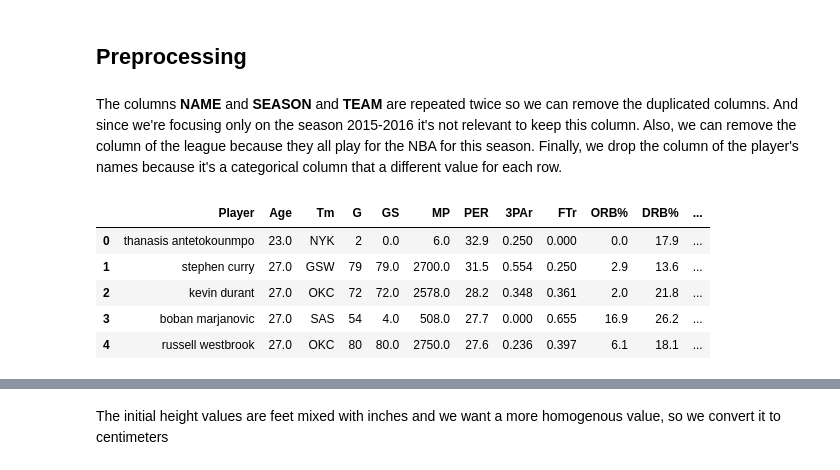
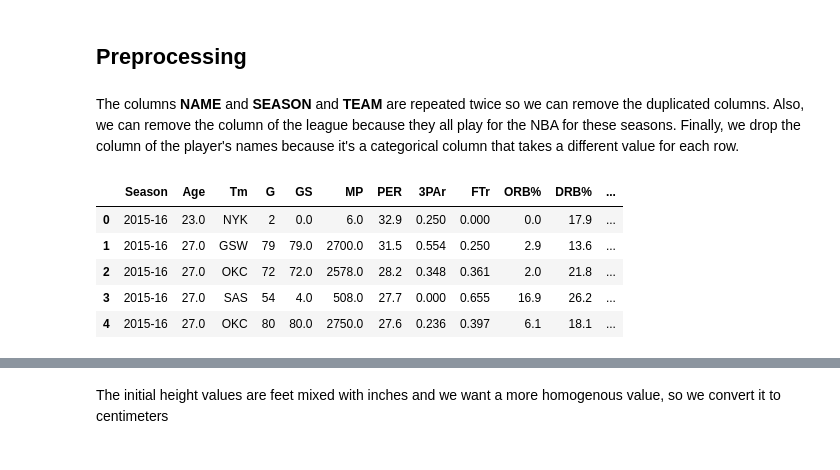
Before and after one commit to nhatminh-96/datacamp-project, a Jupyter notebook: nada_notebook.ipynb, the cells around one changed output, grey strips where cells are left out. Saved outputs shown, nothing was run; the diff lists cells and outputs as text; code cells hidden in the pictures.

```diff
--- a/nada_notebook.ipynb
+++ b/nada_notebook.ipynb
@@ -135,7 +135,7 @@ player_salary_15_16['Player'] = player_salary_15_16['NAME'].apply(lambda s: prep
 merge_stat_cv['Player'] = merge_stat_cv['Player'].apply(lambda s: preprocess_name(s))
 
 # Merging the three datasets
-final_merge = pd.merge(merge_stat_cv, player_salary_15_16, left_on='Player', right_on='Player', how='inner')
-final_merge.shape
+merge_15_16 = pd.merge(merge_stat_cv, player_salary_15_16, left_on='Player', right_on='Player', how='inner')
+merge_15_16.shape
 # %% [output]
 (377, 43)
@@ -167,0 +157,3 @@ final_merge.head()
+# %%
+merge_14_15 = pd.read_csv(data_path + "merge_14_15.csv")
+merge_13_14 = pd.read_csv(data_path + "merge_13_14.csv")
@@ -167,0 +162,7 @@ final_merge.head()
+# %%
+merge_15_16['SALARY'] = merge_15_16['SALARY'] * 1.0
+merge_14_15['SALARY'] = merge_14_15['SALARY'] * 1.01
+merge_13_14['SALARY'] = merge_13_14['SALARY'] * 1.02
+# %%
+final_df = pd.concat([merge_15_16, merge_14_15, merge_13_14]).reset_index(drop=True)
+print(final_df.shape)
@@ -168,20 +180,20 @@ final_merge.head()
 # %% [markdown]
 ## Preprocessing
 # %% [markdown]
-The columns **NAME** and **SEASON** and **TEAM** are repeated twice so we can remove the duplicated columns. And since we're focusing only on the season 2015-2016 it's not relevant to keep this column. Also, we can remove the column of the league because they all play for the NBA for this season. Finally, we drop the column of the player's names because it's a categorical column that a different value for each row.
+The columns **NAME** and **SEASON** and **TEAM** are repeated twice so we can remove the duplicated columns. Also, we can remove the column of the league because they all play for the NBA for these seasons. Finally, we drop the column of the player's names because it's a categorical column that takes a different value for each row.
 # %%
 # We made a deepcopy of the dataset to keep the original untouched since we will modify this one in preprocessing
-M = cp.deepcopy(final_merge)
-to_drop = ['Lg', 'NAME', 'Season', 'SEASON', 'TEAM']
+M = cp.deepcopy(final_df)
+to_drop = ['Lg', 'NAME', 'Player', 'SEASON', 'TEAM']
 M.drop(to_drop, axis=1, inplace=True)
 M.head()
 # %% [output]
-|  | Player | Age | Tm | G | GS | MP | PER | 3PAr | FTr | ORB% | DRB% | ... |
-| 0 | thanasis antetokounmpo | 23.0 | NYK | 2 | 0.0 | 6.0 | 32.9 | 0.250 | 0.000 | 0.0 | 17.9 | ... |
-| 1 | stephen curry | 27.0 | GSW | 79 | 79.0 | 2700.0 | 31.5 | 0.554 | 0.250 | 2.9 | 13.6 | ... |
-| 2 | kevin durant | 27.0 | OKC | 72 | 72.0 | 2578.0 | 28.2 | 0.348 | 0.361 | 2.0 | 21.8 | ... |
-| 3 | boban marjanovic | 27.0 | SAS | 54 | 4.0 | 508.0 | 27.7 | 0.000 | 0.655 | 16.9 | 26.2 | ... |
-| 4 | russell westbrook | 27.0 | OKC | 80 | 80.0 | 2750.0 | 27.6 | 0.236 | 0.397 | 6.1 | 18.1 | ... |
+|  | Season | Age | Tm | G | GS | MP | PER | 3PAr | FTr | ORB% | DRB% | ... |
+| 0 | 2015-16 | 23.0 | NYK | 2 | 0.0 | 6.0 | 32.9 | 0.250 | 0.000 | 0.0 | 17.9 | ... |
+| 1 | 2015-16 | 27.0 | GSW | 79 | 79.0 | 2700.0 | 31.5 | 0.554 | 0.250 | 2.9 | 13.6 | ... |
+| 2 | 2015-16 | 27.0 | OKC | 72 | 72.0 | 2578.0 | 28.2 | 0.348 | 0.361 | 2.0 | 21.8 | ... |
+| 3 | 2015-16 | 27.0 | SAS | 54 | 4.0 | 508.0 | 27.7 | 0.000 | 0.655 | 16.9 | 26.2 | ... |
+| 4 | 2015-16 | 27.0 | OKC | 80 | 80.0 | 2750.0 | 27.6 | 0.236 | 0.397 | 6.1 | 18.1 | ... |
 # %% [markdown]
 We observe that our dataset contains a lot of important categorical features like the basketball team of the players and their colleges... So it's important to find the most efficient way to encode them. During the week of the data camp, we saw many encoding techniques and that this step is critical in our preprocessing since it can influence significantly our model performance.
 
```
Also changed, not shown: parts of 56 cells of this notebook, 5 other files.
